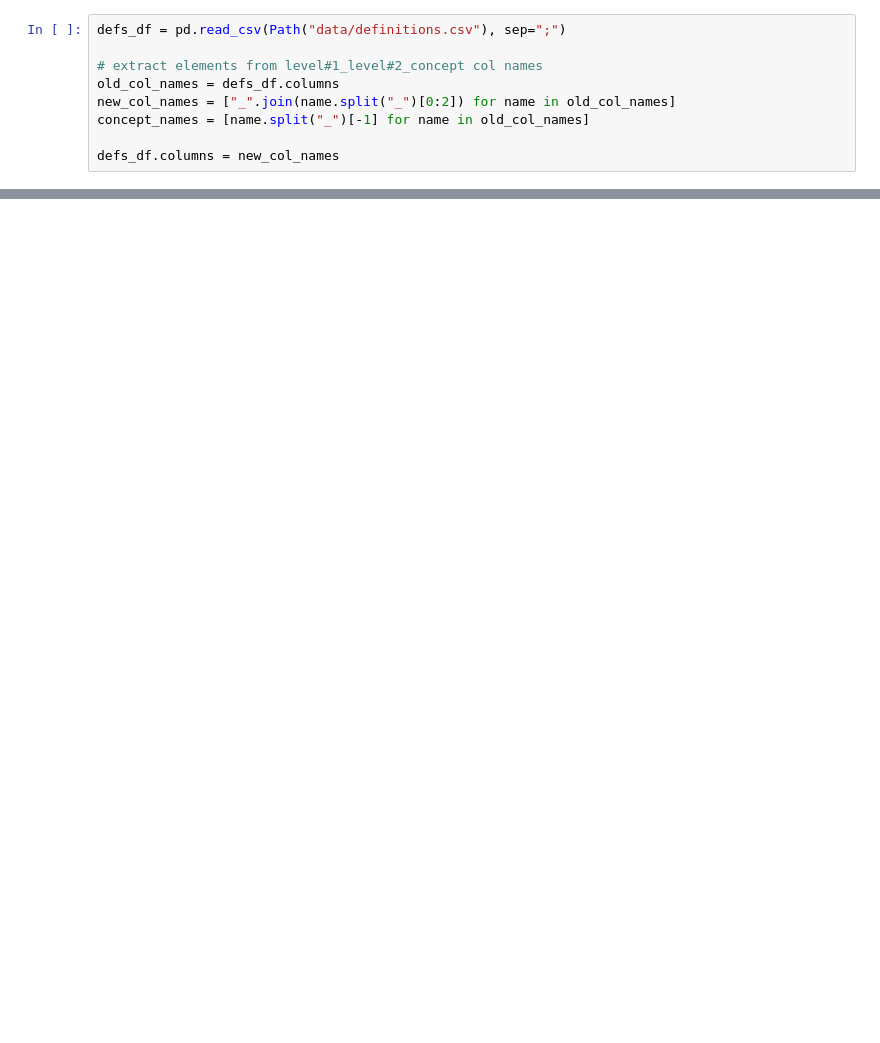
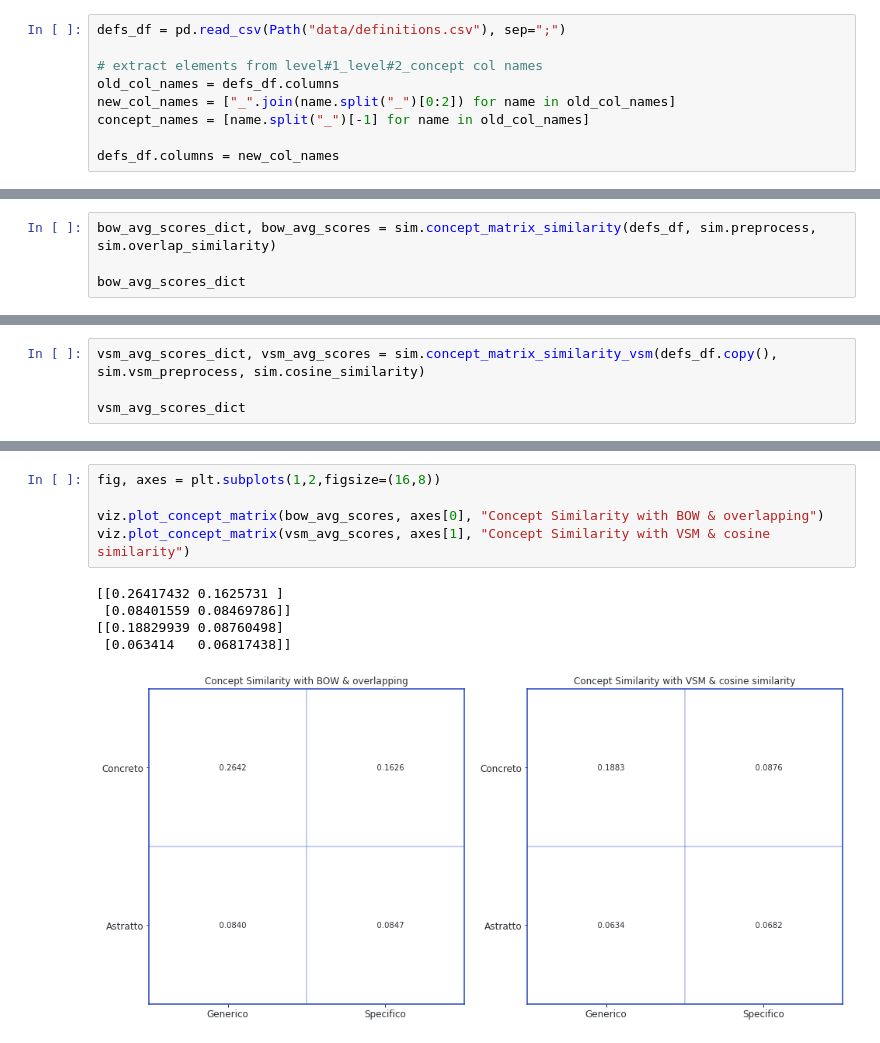
Before and after one commit to PRFina/TLN1920, a Jupyter notebook: DiCaro/esercitazione1/esercitazione1.ipynb, the cells around one changed output, grey strips where cells are left out. Drawn from its saved outputs; the diff is of its cells as text; blank space fills up the shorter version.

```diff
--- a/DiCaro/esercitazione1/esercitazione1.ipynb
+++ b/DiCaro/esercitazione1/esercitazione1.ipynb
@@ -180,0 +104,4 @@ fig
+# %%
+bow_avg_scores_dict, bow_avg_scores = sim.concept_matrix_similarity(defs_df, sim.preprocess, sim.overlap_similarity)
+
+bow_avg_scores_dict
@@ -180,0 +155,4 @@ fig
+# %%
+vsm_avg_scores_dict, vsm_avg_scores = sim.concept_matrix_similarity_vsm(defs_df.copy(), sim.vsm_preprocess, sim.cosine_similarity)
+
+vsm_avg_scores_dict
@@ -181,3 +170,14 @@ fig
+# %%
+fig, axes = plt.subplots(1,2,figsize=(16,8))
+
+viz.plot_concept_matrix(bow_avg_scores, axes[0], "Concept Similarity with BOW & overlapping")
+viz.plot_concept_matrix(vsm_avg_scores, axes[1], "Concept Similarity with VSM & cosine similarity")
+# %% [output]
+[[0.26417432 0.1625731 ]
+ [0.08401559 0.08469786]]
+[[0.18829939 0.08760498]
+ [0.063414   0.06817438]]
+[figure, added]
 # %% [markdown]
 ## Risultati
 
```
Also changed, not shown: parts of 25 cells of this notebook, 2 other files.
